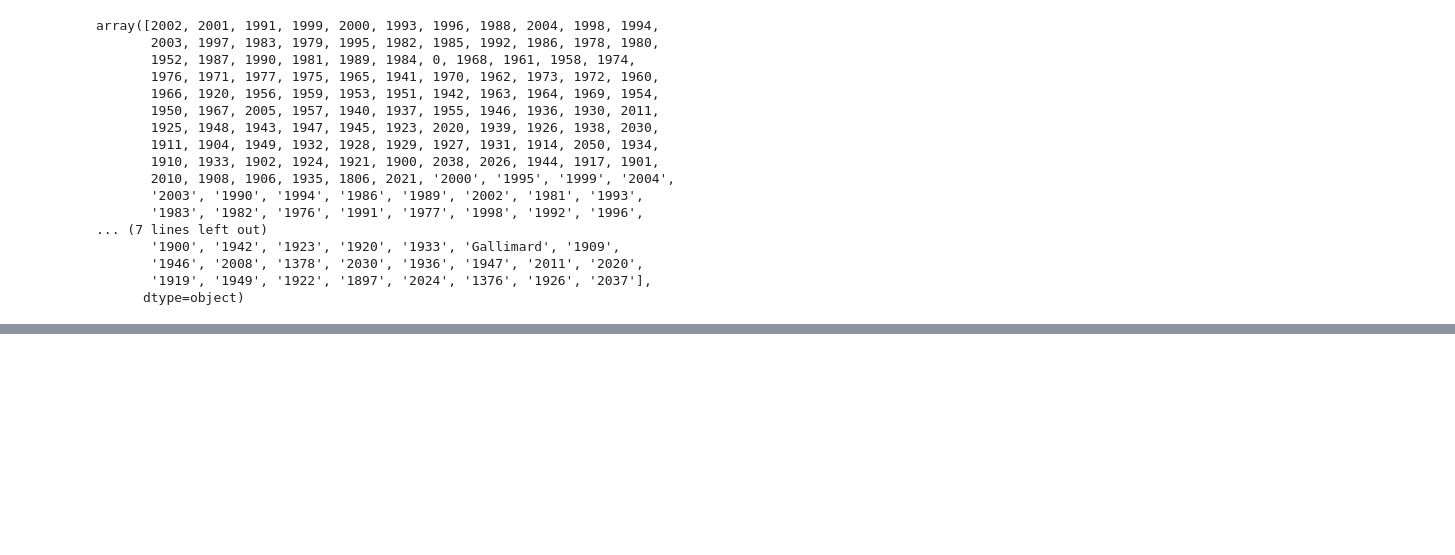
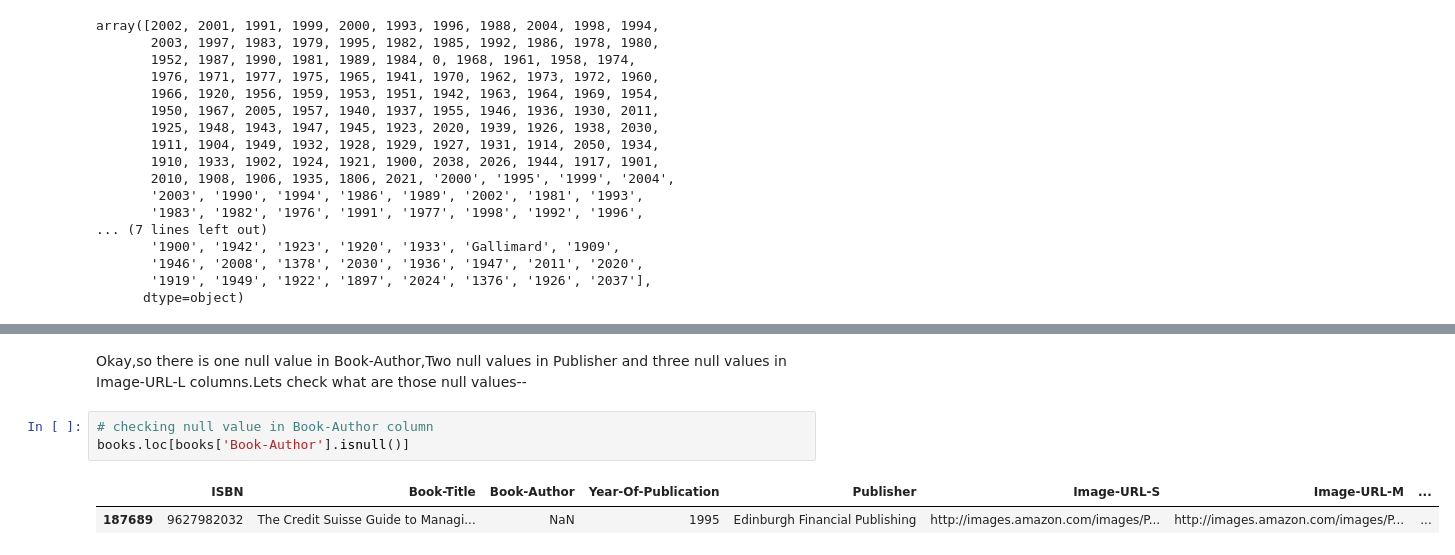
Before and after one commit to Shailendra114/Books-Recommendation-System-Unsupervised-Machine-Learning-, a Jupyter notebook: Books_Recommendation_System.ipynb, the cells around one changed output, grey strips where cells are left out. Drawn from its saved outputs; the diff is of its cells as text; blank space fills up the shorter version.

```diff
--- a/Books_Recommendation_System.ipynb
+++ b/Books_Recommendation_System.ipynb
@@ -161,0 +188,8 @@ So,we can see that their is outliers in Year of publication.
+# %% [markdown]
+Okay,so there is one null value in Book-Author,Two null values in Publisher and three null values in Image-URL-L columns.Lets check what are those null values--
+# %%
+# checking null value in Book-Author column
+books.loc[books['Book-Author'].isnull()]
+# %% [output]
+|  | ISBN | Book-Title | Book-Author | Year-Of-Publication | Publisher | Image-URL-S | Image-URL-M | ... |
+| 187689 | 9627982032 | The Credit Suisse Guide to Managi... | NaN | 1995 | Edinburgh Financial Publishing | http://images.amazon.com/images/P... | http://images.amazon.com/images/P... | ... |
```
Also changed, not shown: parts of 10 cells of this notebook.
